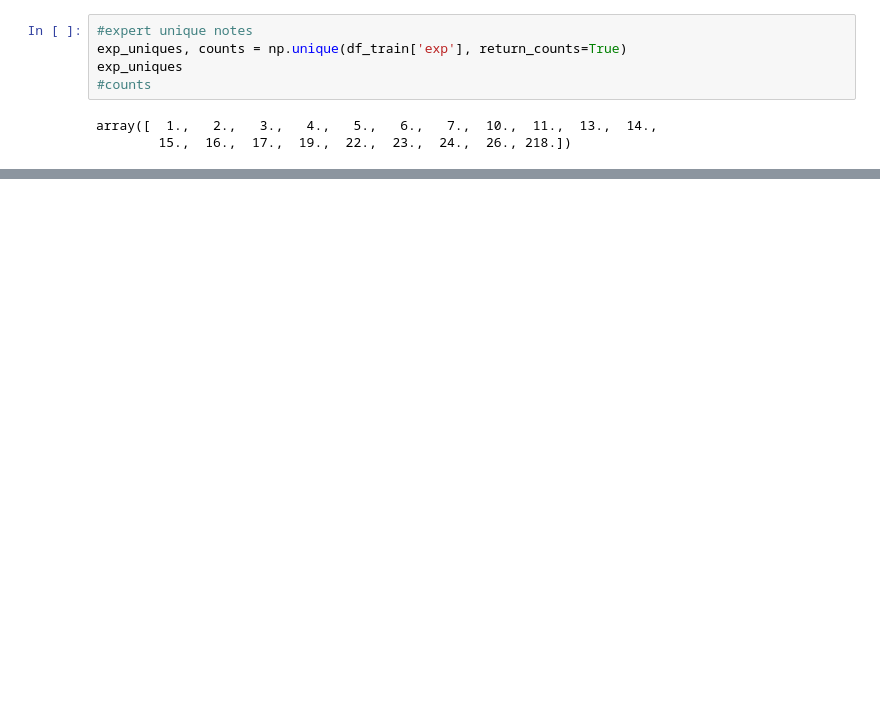
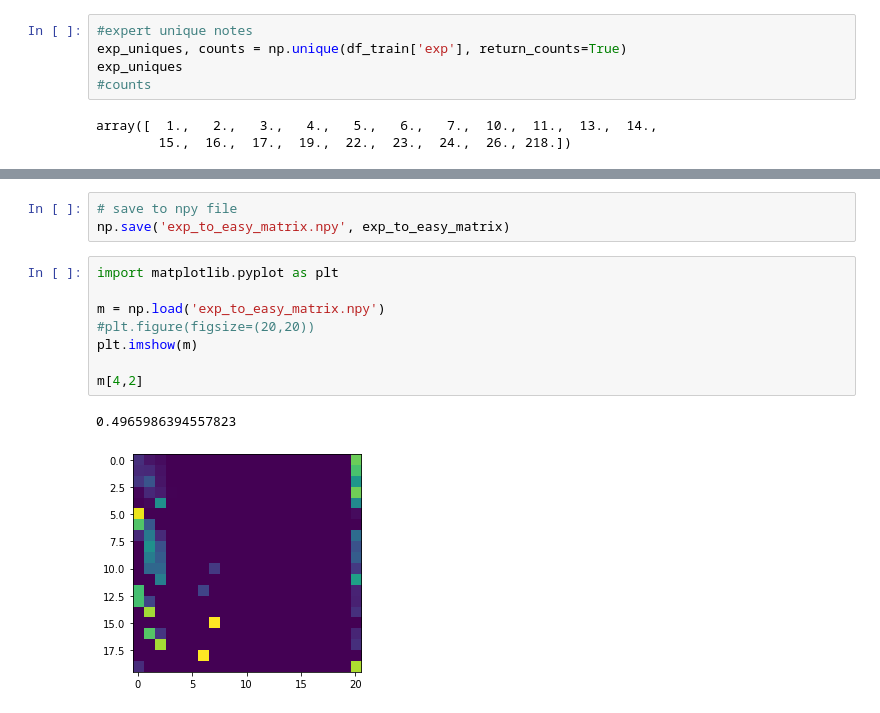
Before and after one commit to elliottwaissbluth/tensor-hero, a Jupyter notebook: Difficulty_anal/diff_frequency.ipynb, the cells around one changed output, grey strips where cells are left out. Saved outputs shown, nothing was run; the diff lists cells and outputs as text; blank space fills up the shorter version.

Commit message:
output transition matrix for difficulty conversion

```diff
--- a/Difficulty_anal/diff_frequency.ipynb
+++ b/Difficulty_anal/diff_frequency.ipynb
@@ -143,0 +176,14 @@ print(counts)
+# %%
+# save to npy file
+np.save('exp_to_easy_matrix.npy', exp_to_easy_matrix)
+# %%
+import matplotlib.pyplot as plt
+
+m = np.load('exp_to_easy_matrix.npy')
+#plt.figure(figsize=(20,20))
+plt.imshow(m)
+
+m[4,2]
+# %% [output]
+0.4965986394557823
+[figure, added]
```
Also changed, not shown: parts of 14 cells of this notebook, 3 other files.
